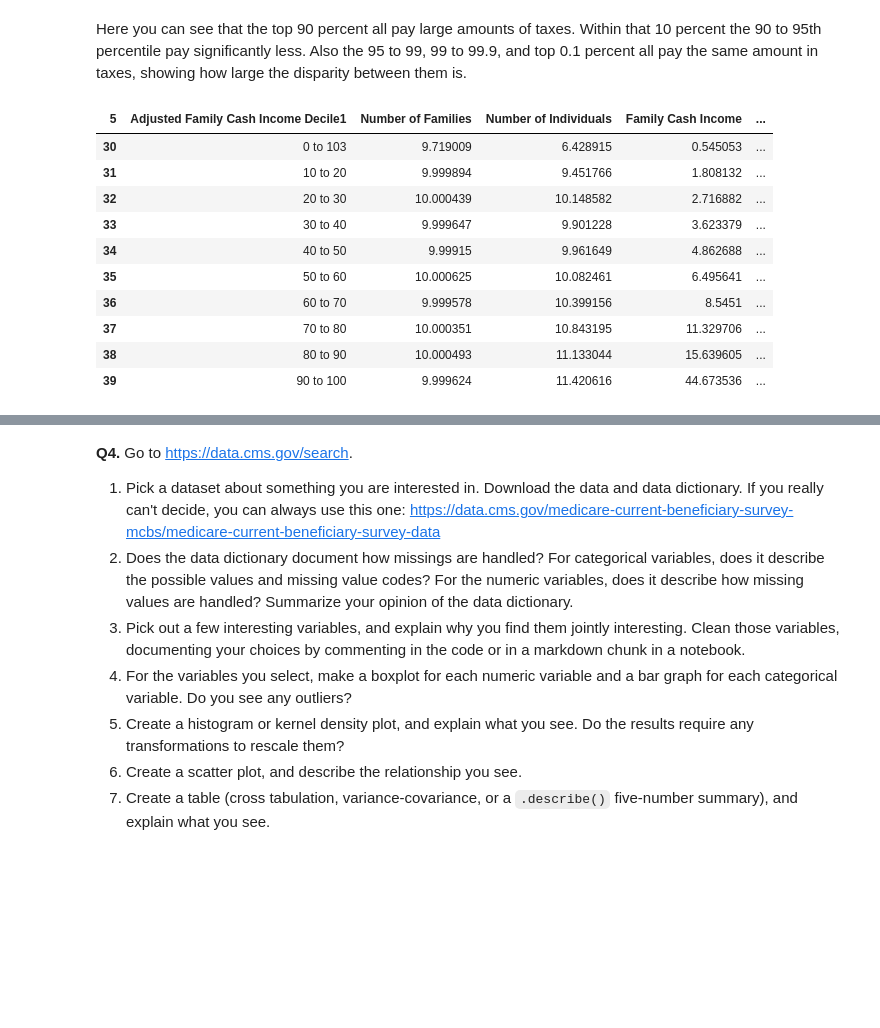
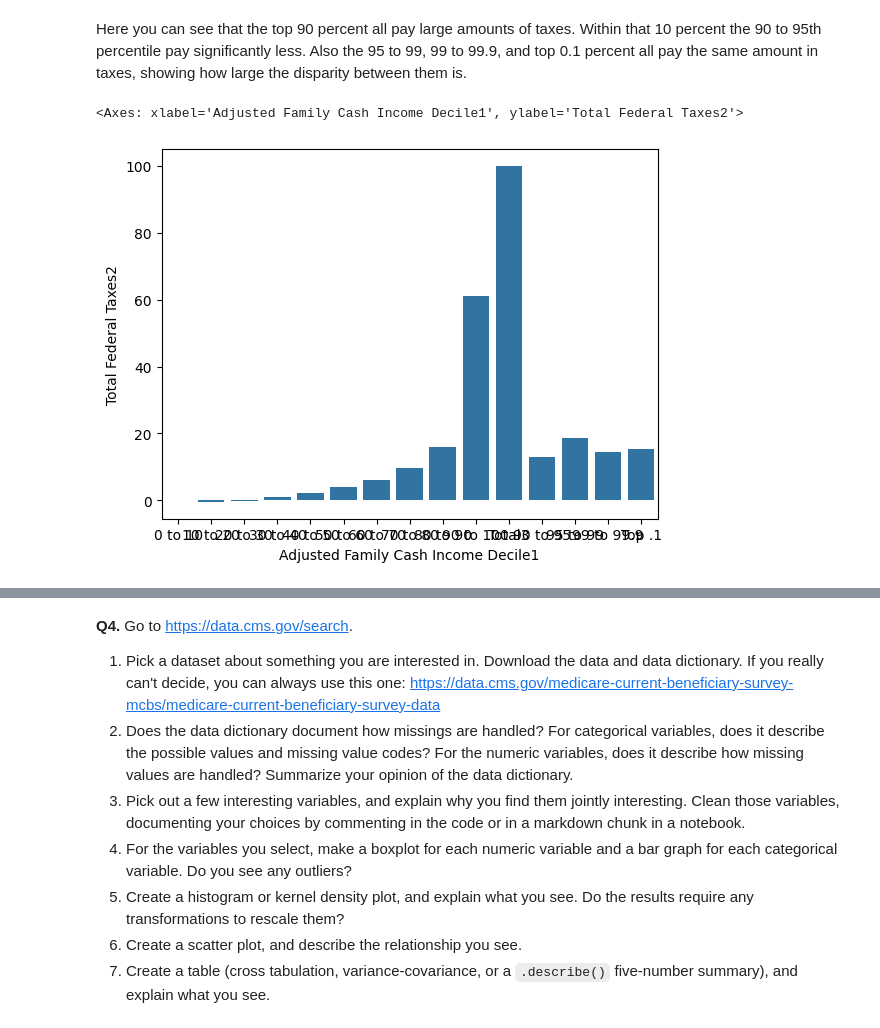
Before and after one commit to EBaner/visualization, a Jupyter notebook: assignment/assignment.ipynb, the cells around one changed output, grey strips where cells are left out. Saved outputs shown, nothing was run; the diff lists cells and outputs as text; code cells hidden in the pictures; blank space fills up the shorter version.

```diff
--- a/assignment/assignment.ipynb
+++ b/assignment/assignment.ipynb
@@ -413,17 +414,8 @@ sns.barplot(data= df,x='Adjusted Family Cash Income Decile1', y='Individual Inco
 # %% [markdown]
 Here you can see that the top 90 percent all pay large amounts of taxes. Within that 10 percent the 90 to 95th percentile pay significantly less. Also the 95 to 99, 99 to 99.9, and top 0.1 percent all pay the same amount in taxes, showing how large the disparity between them is.
 # %%
-df = dfPercent.iloc[16:37]
-df.head(10)
+df = dfPercent.iloc[16:31]
+sns.barplot(data=df,x='Adjusted Family Cash Income Decile1', y='Total Federal Taxes2')
 # %% [output]
-| 5 | Adjusted Family Cash Income Decile1 | Number of Families | Number of Individuals | Family Cash Income | ... |
-| 30 | 0 to 103 | 9.719009 | 6.428915 | 0.545053 | ... |
-| 31 | 10 to 20 | 9.999894 | 9.451766 | 1.808132 | ... |
-| 32 | 20 to 30 | 10.000439 | 10.148582 | 2.716882 | ... |
-| 33 | 30 to 40 | 9.999647 | 9.901228 | 3.623379 | ... |
-| 34 | 40 to 50 | 9.99915 | 9.961649 | 4.862688 | ... |
-| 35 | 50 to 60 | 10.000625 | 10.082461 | 6.495641 | ... |
-| 36 | 60 to 70 | 9.999578 | 10.399156 | 8.5451 | ... |
-| 37 | 70 to 80 | 10.000351 | 10.843195 | 11.329706 | ... |
-| 38 | 80 to 90 | 10.000493 | 11.133044 | 15.639605 | ... |
-| 39 | 90 to 100 | 9.999624 | 11.420616 | 44.673536 | ... |
+<Axes: xlabel='Adjusted Family Cash Income Decile1', ylabel='Total Federal Taxes2'>
+[figure, added]
```
Also changed, not shown: parts of 3 cells of this notebook.
